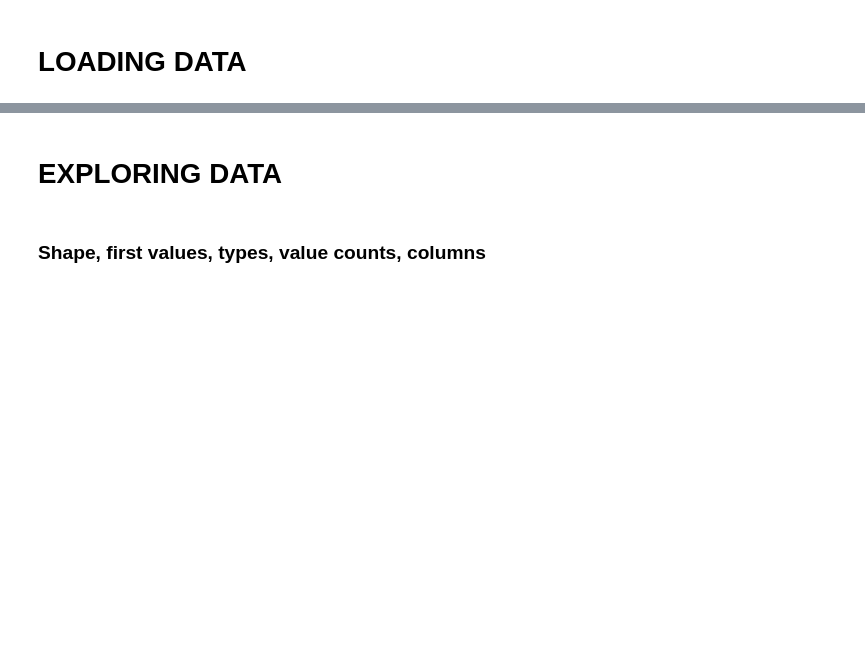
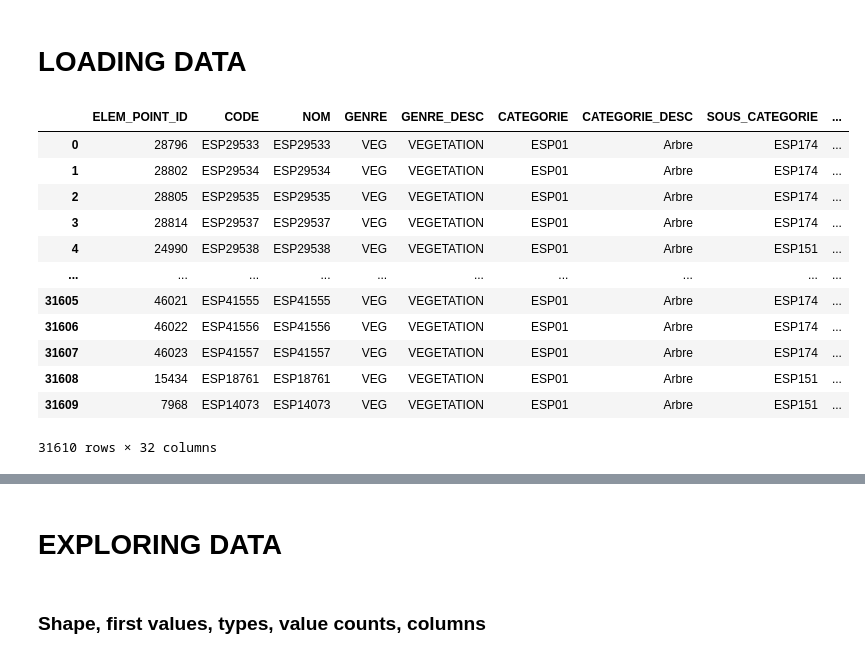
Before and after one commit to FernandoDanielArroyo/ML1, a Jupyter notebook: ML1_01.ipynb, the cells around one changed output, grey strips where cells are left out. Cells and saved outputs as stored; diff of their text form; code cells hidden in the pictures; blank space fills up the shorter version.

```diff
--- a/ML1_01.ipynb
+++ b/ML1_01.ipynb
@@ -10,3 +10,19 @@ import seaborn as sns
 # loading data
 df_trees_origin = pd.read_csv('trees.csv')
 df_trees = df_trees_origin.copy()
+# %%
+df_trees
+# %% [output]
+|  | ELEM_POINT_ID | CODE | NOM | GENRE | GENRE_DESC | CATEGORIE | CATEGORIE_DESC | SOUS_CATEGORIE | ... |
+| 0 | 28796 | ESP29533 | ESP29533 | VEG | VEGETATION | ESP01 | Arbre | ESP174 | ... |
+| 1 | 28802 | ESP29534 | ESP29534 | VEG | VEGETATION | ESP01 | Arbre | ESP174 | ... |
+| 2 | 28805 | ESP29535 | ESP29535 | VEG | VEGETATION | ESP01 | Arbre | ESP174 | ... |
+| 3 | 28814 | ESP29537 | ESP29537 | VEG | VEGETATION | ESP01 | Arbre | ESP174 | ... |
+| 4 | 24990 | ESP29538 | ESP29538 | VEG | VEGETATION | ESP01 | Arbre | ESP151 | ... |
+| ... | ... | ... | ... | ... | ... | ... | ... | ... | ... |
+| 31605 | 46021 | ESP41555 | ESP41555 | VEG | VEGETATION | ESP01 | Arbre | ESP174 | ... |
+| 31606 | 46022 | ESP41556 | ESP41556 | VEG | VEGETATION | ESP01 | Arbre | ESP174 | ... |
+| 31607 | 46023 | ESP41557 | ESP41557 | VEG | VEGETATION | ESP01 | Arbre | ESP174 | ... |
+| 31608 | 15434 | ESP18761 | ESP18761 | VEG | VEGETATION | ESP01 | Arbre | ESP151 | ... |
+| 31609 | 7968 | ESP14073 | ESP14073 | VEG | VEGETATION | ESP01 | Arbre | ESP151 | ... |
+31610 rows × 32 columns
```
Also changed, not shown: parts of 1 cell of this notebook.
